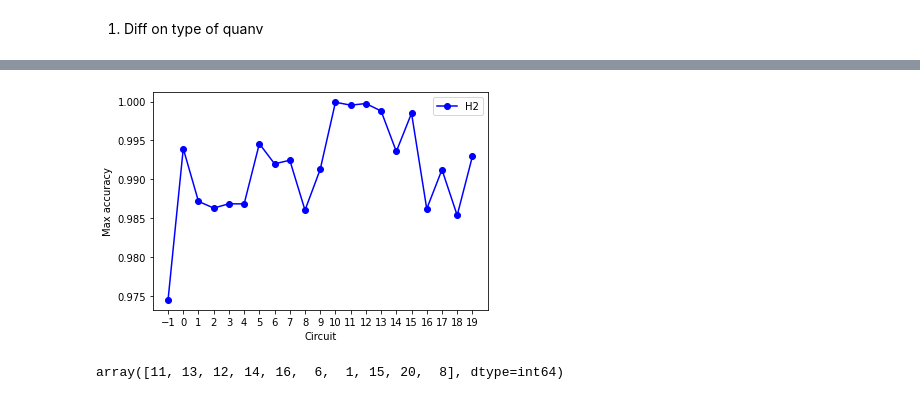
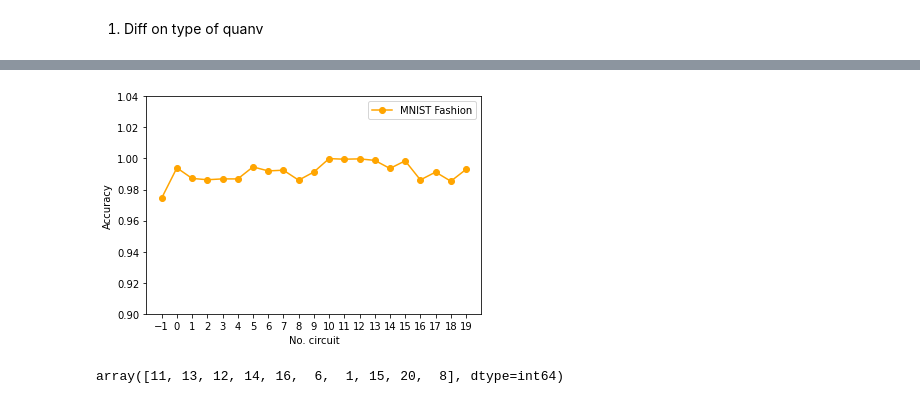
Before and after one commit to vutuanhai237/DynamicQNN, a Jupyter notebook: codes/plt_baseline.ipynb, the cells around one changed output, grey strips where cells are left out. Saved outputs shown, nothing was run; the diff lists cells and outputs as text; code cells hidden in the pictures.

```diff
--- a/codes/plt_baseline.ipynb
+++ b/codes/plt_baseline.ipynb
@@ -104,16 +125,29 @@ i = 0
 accuracies_h2 = []
 
 quanv_num = list(range(0, 20))
-accs_h2_2 = np.asarray(np.loadtxt('exps_mnist/h2_2x2filter/h2history_accuracy.txt'))
+accs_h2_2 = np.asarray(np.loadtxt('compare_type_quanv/h2_2x2filter_quanv0/h2history_accuracy.txt'))
 accuracies_h2.append(np.max(np.mean(accs_h2_2, axis = 0)))
 for i in quanv_num:
-    accs_h2_4_quanvx = np.asarray(np.loadtxt('exps_mnist/h2_4x4filter_quanv' + str(i) + '/h2history_accuracy.txt'))
+    accs_h2_4_quanvx = np.asarray(np.loadtxt('compare_type_quanv/h2_4x4filter_quanv' + str(i) + '/h2history_accuracy.txt'))
     accuracies_h2.append(np.max(np.mean(accs_h2_4_quanvx, axis = 0)))
-plt.plot(range(-1, len(quanv_num)), accuracies_h2, '-bo', label = 'H2')
+plt.plot(range(-1, len(quanv_num)), accuracies_h2, '-ro', label = "MNIST")
 
-plt.xlabel('Circuit')
+i = 0
+accuracies_h2 = []
+
+quanv_num = list(range(0, 20))
+accs_h2_2 = np.asarray(np.loadtxt('compare_type_quanv_fashion/h2_2x2filter_quanv0/h2history_accuracy.txt'))
+accuracies_h2.append(np.max(np.mean(accs_h2_2, axis = 0)))
+for i in quanv_num:
+    accs_h2_4_quanvx = np.asarray(np.loadtxt('compare_type_quanv_fashion/h2_4x4filter_quanv' + str(i) + '/h2history_accuracy.txt'))
+    accuracies_h2.append(np.max(np.mean(accs_h2_4_quanvx, axis = 0)))
+plt.plot(range(-1, len(quanv_num)), accuracies_h2, color = 'orange', marker = 'o', label = 'MNIST Fashion')
+
+
+plt.xlabel('No. circuit')
 plt.xticks(range(-1, 20, 1))
-plt.ylabel('Max accuracy')
+plt.ylabel('Accuracy')
 plt.legend()
-plt.show()
+plt.yticks(np.arange(0.9, 1.04, step=0.02))
+plt.savefig("compare_type_quanv.svg", format = "svg", dpi = 1000)
 # %% [output]
@@ -123,21 +179,23 @@ plt.show()
 # %%
 i = 0
 accuracies_h2 = []
+
 quanv_num = list(range(0, 20))
-accs_h2_2 = np.asarray(np.loadtxt('exps_mnist_fashion/h2_2x2filter/h2history_accuracy.txt'))
+accs_h2_2 = np.asarray(np.loadtxt('compare_type_quanv_fashion/h2_2x2filter_quanv0/h2history_accuracy.txt'))
 accuracies_h2.append(np.max(np.mean(accs_h2_2, axis = 0)))
 for i in quanv_num:
-    accs_h2_4_quanvx = np.asarray(np.loadtxt('exps_mnist_fashion/h2_4x4filter_quanv' + str(i) + '/h2history_accuracy.txt'))
+    accs_h2_4_quanvx = np.asarray(np.loadtxt('compare_type_quanv_fashion/h2_4x4filter_quanv' + str(i) + '/h2history_accuracy.txt'))
     accuracies_h2.append(np.max(np.mean(accs_h2_4_quanvx, axis = 0)))
-plt.plot(range(-1, len(quanv_num)), accuracies_h2, '-bo', label = 'H2')
+plt.plot(range(-1, len(quanv_num)), accuracies_h2, color = 'orange', marker = 'o', label = 'MNIST Fashion')
 
-plt.xlabel('Circuit')
+plt.xlabel('No. circuit')
 plt.xticks(range(-1, 20, 1))
-plt.ylabel('Max accuracy')
+plt.ylabel('Accuracy')
 plt.legend()
-plt.show()
+plt.yticks(np.arange(0.9, 1.04, step=0.02))
+plt.savefig("compare_type_quanv_fashion.svg", format = "svg", dpi = 1000)
 # %% [output]
-[figure, old version]
+[figure, new version]
 # %%
 (np.asarray(accuracies_h2)).argsort()[-10:][::-1]
 # %% [output]
```
Also changed, not shown: parts of 18 cells of this notebook, 30 other files.
